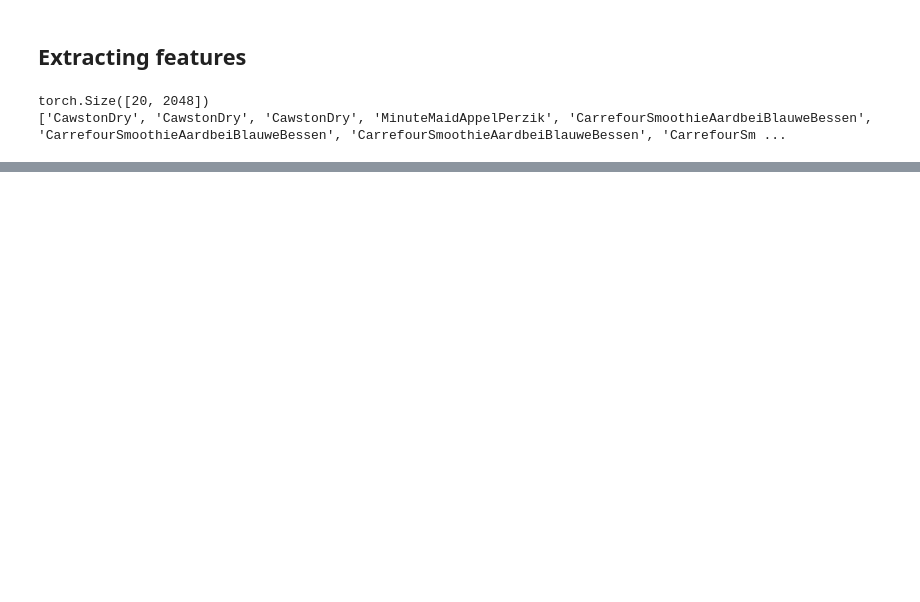
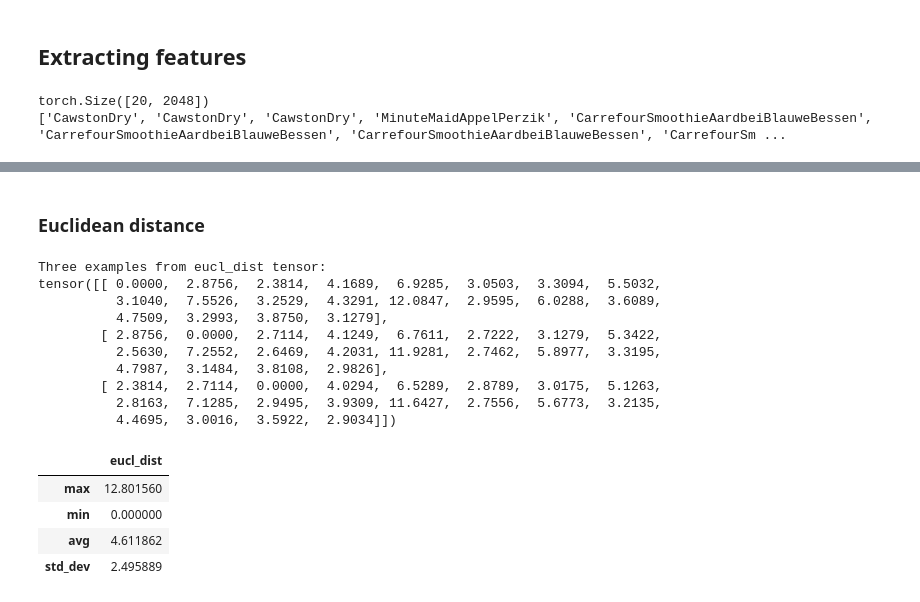
Before and after one commit to Olivier172/mp, a Jupyter notebook: vissl_training/validation/Validation SSL model.ipynb, the cells around one changed output, grey strips where cells are left out. Saved outputs shown, nothing was run; the diff lists cells and outputs as text; code cells hidden in the pictures; blank space fills up the shorter version.

```diff
--- a/vissl_training/validation/Validation SSL model.ipynb
+++ b/vissl_training/validation/Validation SSL model.ipynb
@@ -222,0 +306,45 @@ tensor(0.9315)
+# %% [markdown]
+### Euclidean distance
+# %%
+eucl_dist = []
+for tensor in fts_stack:
+    d = [] #store all distances from this tensor to all the other tensors
+    for other_tensor in fts_stack:
+        d_to = (tensor - other_tensor).pow(2).sum().sqrt() #d(tensor, other_tensor)=euclid distance
+        d.append(d_to)
+    d = torch.tensor(d)
+    #print("distance tensor has shape {}".format(d.shape))
+    #add tensor to euclidian distances
+    eucl_dist.append(d)
+eucl_dist = torch.stack(eucl_dist)
+#print("eucl_dist has shape {}".format(eucl_dist.shape))
+print("Three examples from eucl_dist tensor:\n{}".format(eucl_dist[0:3]))
+
+#data analytics
+data = np.zeros((4))
+#data
+data[0]= eucl_dist.max()
+data[1]= eucl_dist.min()
+data[2]= torch.mean(eucl_dist)
+data[3]= torch.std(eucl_dist)
+#labels
+data_labels=["max","min","avg","std_dev"]
+
+df = pd.DataFrame(data=data,index=data_labels, columns=["eucl_dist"])
+display(df)
+# %% [output]
+Three examples from eucl_dist tensor:
+tensor([[ 0.0000,  2.8756,  2.3814,  4.1689,  6.9285,  3.0503,  3.3094,  5.5032,
+          3.1040,  7.5526,  3.2529,  4.3291, 12.0847,  2.9595,  6.0288,  3.6089,
+          4.7509,  3.2993,  3.8750,  3.1279],
+        [ 2.8756,  0.0000,  2.7114,  4.1249,  6.7611,  2.7222,  3.1279,  5.3422,
+          2.5630,  7.2552,  2.6469,  4.2031, 11.9281,  2.7462,  5.8977,  3.3195,
+          4.7987,  3.1484,  3.8108,  2.9826],
+        [ 2.3814,  2.7114,  0.0000,  4.0294,  6.5289,  2.8789,  3.0175,  5.1263,
+          2.8163,  7.1285,  2.9495,  3.9309, 11.6427,  2.7556,  5.6773,  3.2135,
+          4.4695,  3.0016,  3.5922,  2.9034]])
+|  | eucl_dist |
+| max | 12.801560 |
+| min | 0.000000 |
+| avg | 4.611862 |
+| std_dev | 2.495889 |
```
Also changed, not shown: parts of 17 cells of this notebook, 1 other file.
